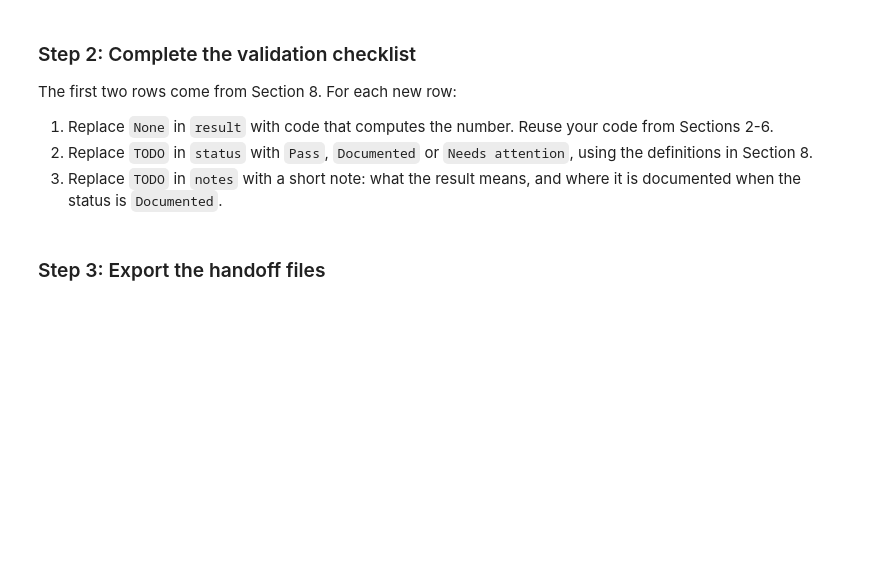
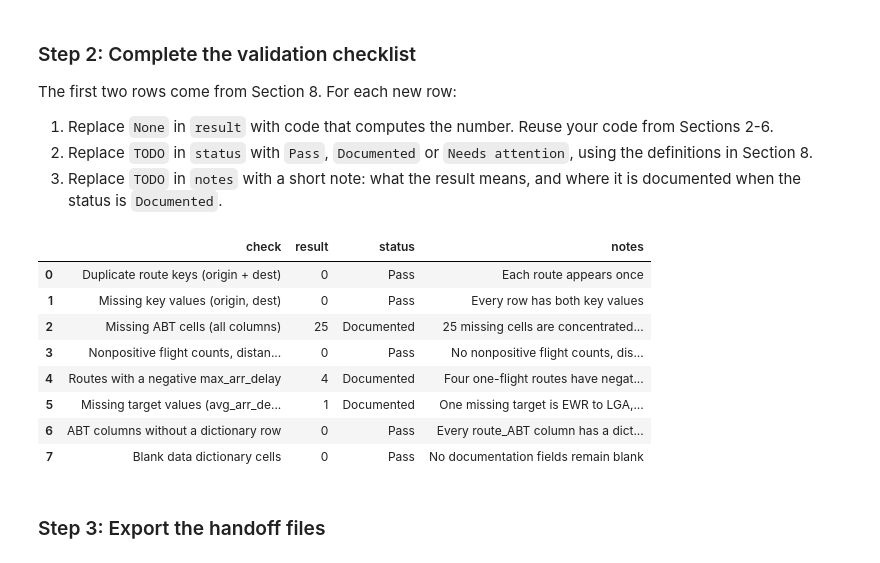
Before and after one commit to oggg19/ban6003-week-11-abt-documentation, a Jupyter notebook: notebooks/module11_abt_documentation_guided_lab.ipynb, the cells around one changed output. Saved outputs shown, nothing was run; the diff lists cells and outputs as text; code cells hidden in the pictures; blank space fills up the shorter version.

```diff
--- a/notebooks/module11_abt_documentation_guided_lab.ipynb
+++ b/notebooks/module11_abt_documentation_guided_lab.ipynb
@@ -525,22 +709,26 @@ The first two rows come from Section 8. For each new row:
 3. Replace `TODO` in `notes` with a short note: what the result means, and where it is documented when the status is `Documented`.
 # %%
 # Offline Assignment, step 2 - complete the validation checklist.
-# Hints:
-# - Missing ABT cells: .isna().sum().sum() on route_abt.
-# - Nonpositive values: add up the three Boolean checks from Section 4.
-# - Negative max_arr_delay: the condition from Your Turn 3, then .sum().
-# - ABT columns without a dictionary row: compare route_abt.columns with data_dictionary["column_name"].
-# - Blank dictionary cells: select doc_fields, .fillna(""), strip whitespace, compare to "", then sum twice.
 validation_checklist = pd.DataFrame(checklist_rows + [
-    {"check": "Missing ABT cells (all columns)", "result": None, "status": "TODO", "notes": "TODO"},
-    {"check": "Nonpositive flight counts, distances and air times", "result": None, "status": "TODO", "notes": "TODO"},
-    {"check": "Routes with a negative max_arr_delay", "result": None, "status": "TODO", "notes": "TODO"},
-    {"check": "Missing target values (avg_arr_delay)", "result": None, "status": "TODO", "notes": "TODO"},
-    {"check": "ABT columns without a dictionary row", "result": None, "status": "TODO", "notes": "TODO"},
-    {"check": "Blank data dictionary cells", "result": None, "status": "TODO", "notes": "TODO"},
+    {"check": "Missing ABT cells (all columns)", "result": route_abt.isna().sum().sum(), "status": "Documented", "notes": "25 missing cells are concentrated in airport metadata and four route-delay/air-time fields; documented in the data dictionary"},
+    {"check": "Nonpositive flight counts, distances and air times", "result": ((route_abt["flight_count"] < 0).sum() + (route_abt["avg_distance"] <= 0).sum() + (route_abt["avg_air_time"] <= 0).sum()), "status": "Pass", "notes": "No nonpositive flight counts, distances, or air times were found"},
+    {"check": "Routes with a negative max_arr_delay", "result": (route_abt["max_arr_delay"] < 0).sum(), "status": "Documented", "notes": "Four one-flight routes have negative maxima; this is noted in max_arr_delay and flight_count dictionary entries"},
+    {"check": "Missing target values (avg_arr_delay)", "result": route_abt["avg_arr_delay"].isna().sum(), "status": "Documented", "notes": "One missing target is EWR to LGA, whose only flight was cancelled; documented in avg_arr_delay"},
+    {"check": "ABT columns without a dictionary row", "result": len(set(route_abt.columns) - set(data_dictionary["column_name"])), "status": "Pass", "notes": "Every route_ABT column has a dictionary row"},
+    {"check": "Blank data dictionary cells", "result": int(data_dictionary[doc_fields].fillna("").astype(str).apply(lambda s: s.str.strip()).eq("").sum().sum()), "status": "Pass", "notes": "No documentation fields remain blank"},
 ])
 
 validation_checklist
+# %% [output]
+|  | check | result | status | notes |
+| 0 | Duplicate route keys (origin + dest) | 0 | Pass | Each route appears once |
+| 1 | Missing key values (origin, dest) | 0 | Pass | Every row has both key values |
+| 2 | Missing ABT cells (all columns) | 25 | Documented | 25 missing cells are concentrated... |
+| 3 | Nonpositive flight counts, distan... | 0 | Pass | No nonpositive flight counts, dis... |
+| 4 | Routes with a negative max_arr_delay | 4 | Documented | Four one-flight routes have negat... |
+| 5 | Missing target values (avg_arr_de... | 1 | Documented | One missing target is EWR to LGA,... |
+| 6 | ABT columns without a dictionary row | 0 | Pass | Every route_ABT column has a dict... |
+| 7 | Blank data dictionary cells | 0 | Pass | No documentation fields remain blank |
 # %% [markdown]
 ### Step 3: Export the handoff files
 # %%
```
Also changed, not shown: parts of 32 cells of this notebook, 3 other files.
